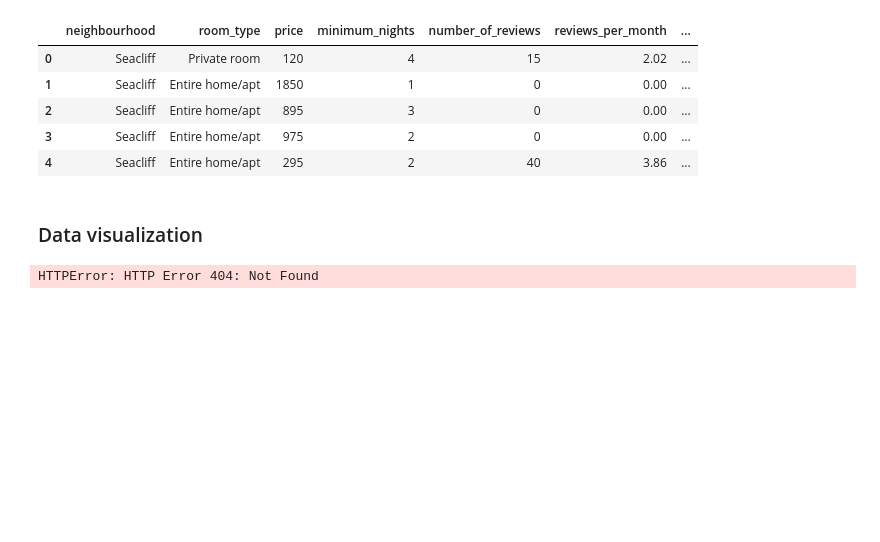
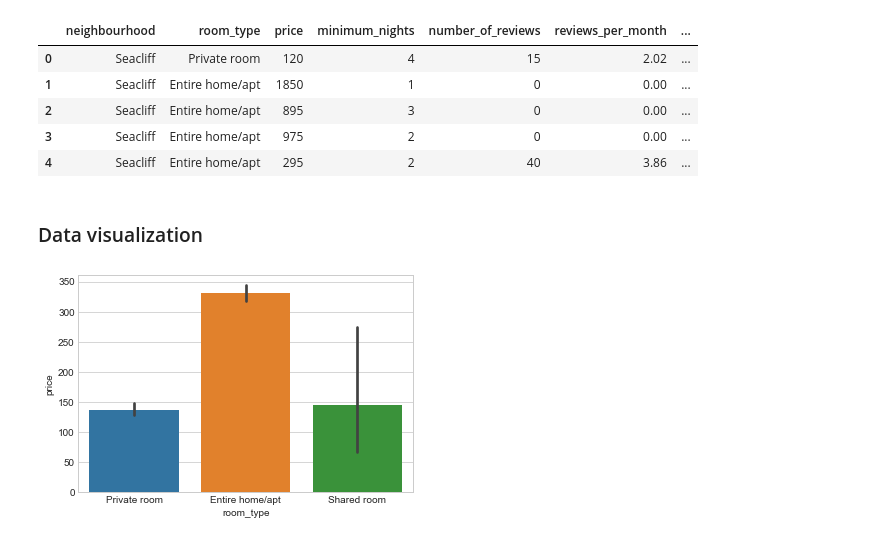
Before and after one commit to becliu/MSBA-note, a Jupyter notebook: ml_class/HW/Clustering of Airbnb Lists - Pre-Assessment HW 1.3.ipynb, the cells around one changed output. Saved outputs shown, nothing was run; the diff lists cells and outputs as text; code cells hidden in the pictures; blank space fills up the shorter version.

```diff
--- a/ml_class/HW/Clustering of Airbnb Lists - Pre-Assessment HW 1.3.ipynb
+++ b/ml_class/HW/Clustering of Airbnb Lists - Pre-Assessment HW 1.3.ipynb
@@ -116,8 +115,3 @@ lists.head(5)
 # %%
 import seaborn as sns
 sns.set_style("whitegrid")
-# %%
-price = sns.load_dataset("price")
-sns.distplot(price)
-# %% [output]
-HTTPError: HTTP Error 404: Not Found
@@ -124,3 +124,9 @@ HTTPError: HTTP Error 404: Not Found
+# %%
+#PYTEST_VALIDATE_IGNORE_OUTPUT
+sns.barplot(x="room_type", y="price", data=listings);
+# this is how it works to prevent py.test --nbval mark here as an error: https://github.com/computationalmodelling/nbval/issues/6
+# %% [output]
+[figure, added]
 # %%
 #ax = sns.barplot(x="neighbourhood", y="availability_365_perc", data=lists)
 # %%
```
Also changed, not shown: parts of 31 cells of this notebook.
